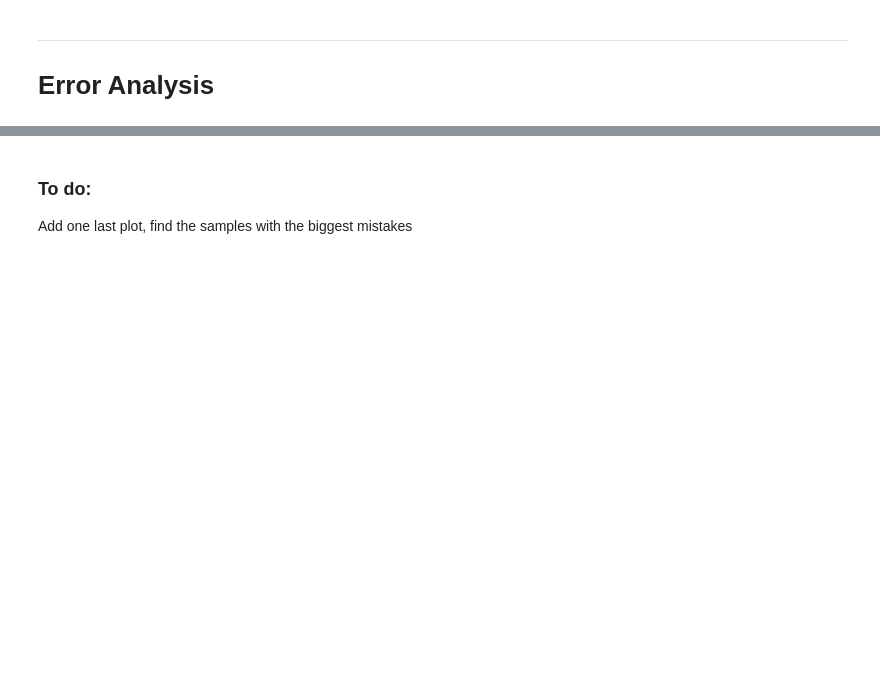
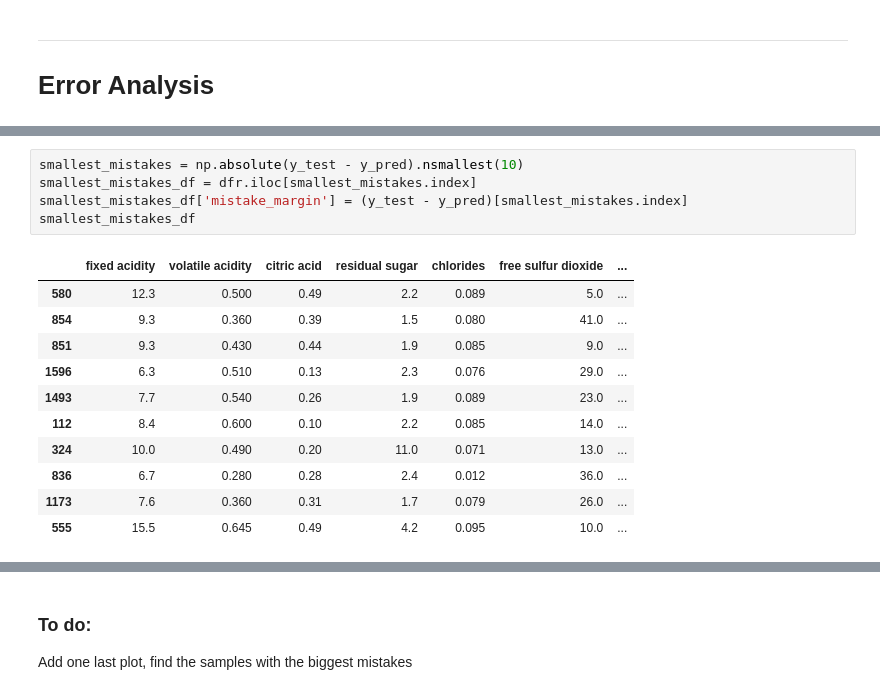
Before and after one commit to airbagdeer/tabular-ds-project, a Jupyter notebook: EX1.ipynb, the cells around one changed output, grey strips where cells are left out. Drawn from its saved outputs; the diff is of its cells as text; blank space fills up the shorter version.

```diff
--- a/EX1.ipynb
+++ b/EX1.ipynb
@@ -403,0 +436,17 @@ plt.show()
+# %%
+smallest_mistakes = np.absolute(y_test - y_pred).nsmallest(10)
+smallest_mistakes_df = dfr.iloc[smallest_mistakes.index]
+smallest_mistakes_df['mistake_margin'] = (y_test - y_pred)[smallest_mistakes.index]
+smallest_mistakes_df
+# %% [output]
+|  | fixed acidity | volatile acidity | citric acid | residual sugar | chlorides | free sulfur dioxide | ... |
+| 580 | 12.3 | 0.500 | 0.49 | 2.2 | 0.089 | 5.0 | ... |
+| 854 | 9.3 | 0.360 | 0.39 | 1.5 | 0.080 | 41.0 | ... |
+| 851 | 9.3 | 0.430 | 0.44 | 1.9 | 0.085 | 9.0 | ... |
+| 1596 | 6.3 | 0.510 | 0.13 | 2.3 | 0.076 | 29.0 | ... |
+| 1493 | 7.7 | 0.540 | 0.26 | 1.9 | 0.089 | 23.0 | ... |
+| 112 | 8.4 | 0.600 | 0.10 | 2.2 | 0.085 | 14.0 | ... |
+| 324 | 10.0 | 0.490 | 0.20 | 11.0 | 0.071 | 13.0 | ... |
+| 836 | 6.7 | 0.280 | 0.28 | 2.4 | 0.012 | 36.0 | ... |
+| 1173 | 7.6 | 0.360 | 0.31 | 1.7 | 0.079 | 26.0 | ... |
+| 555 | 15.5 | 0.645 | 0.49 | 4.2 | 0.095 | 10.0 | ... |
```
Also changed, not shown: parts of 23 cells of this notebook, 3 other files.
